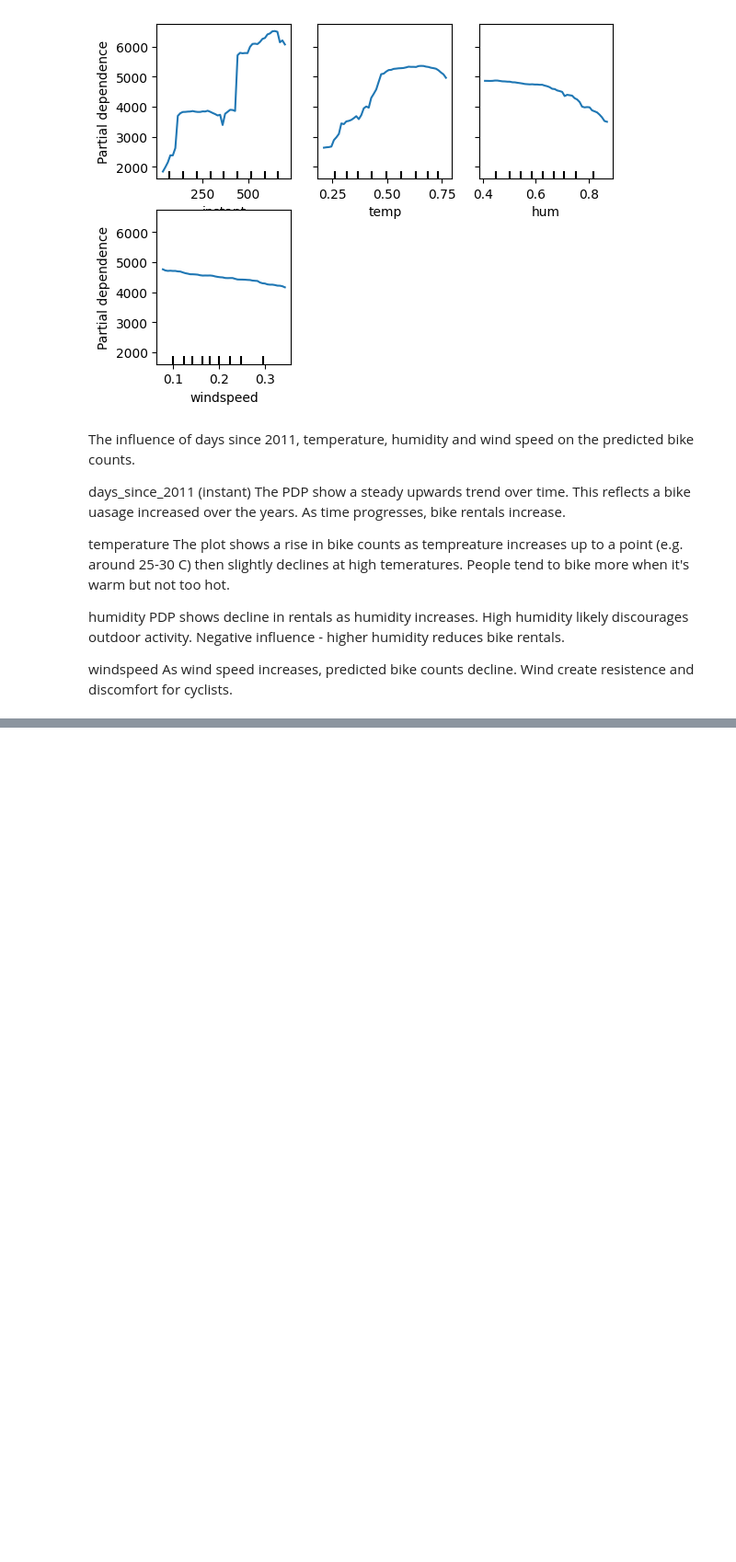
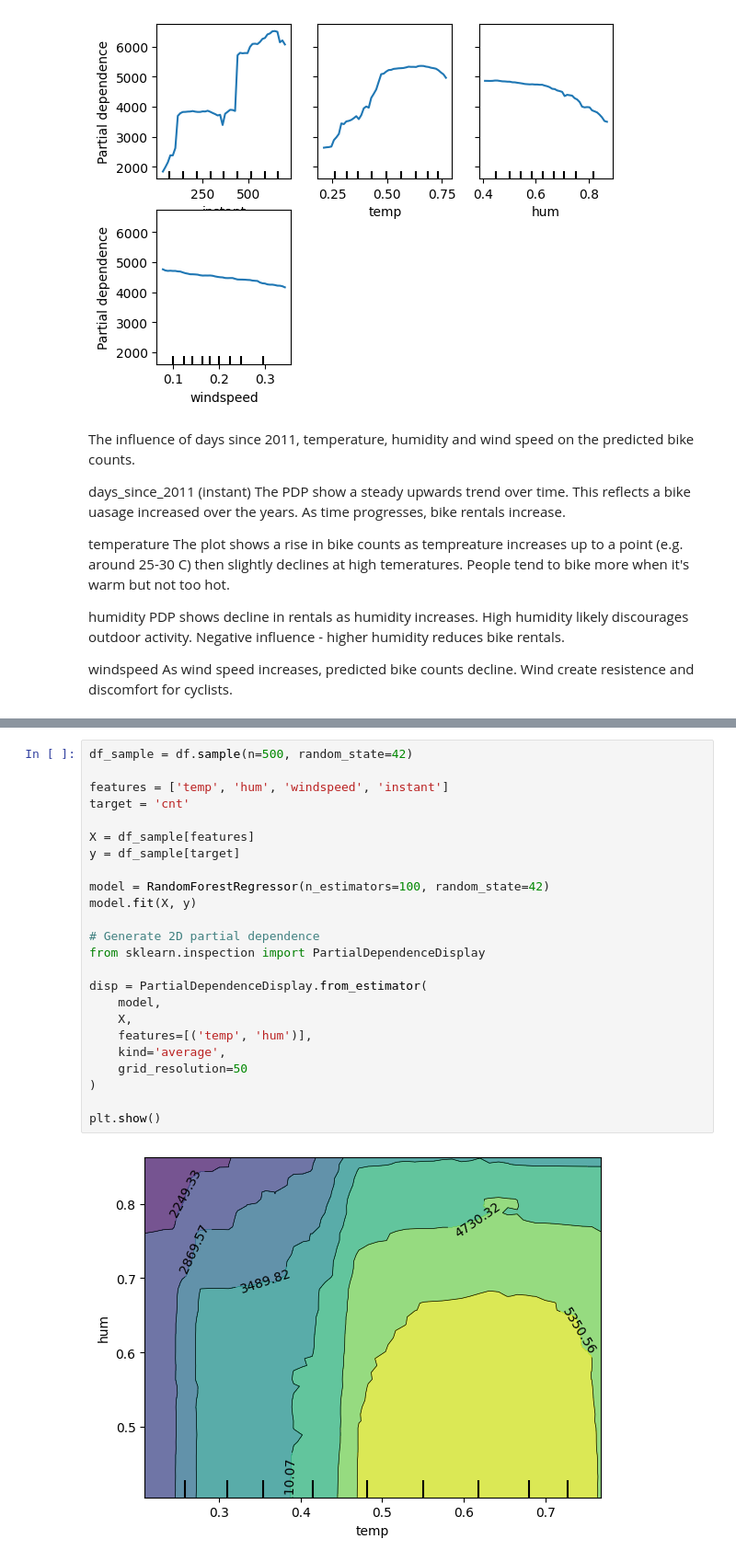
Before and after one commit to mdeppra/exercise-version-control, a Jupyter notebook: partial_dependency_plot.ipynb, the cells around one changed output, grey strips where cells are left out. Shown: that part at 92% size. Cells and saved outputs as stored; diff of their text form; blank space fills up the shorter version.

```diff
--- a/partial_dependency_plot.ipynb
+++ b/partial_dependency_plot.ipynb
@@ -54,0 +65,26 @@ As wind speed increases, predicted bike counts decline. Wind create resistence a
+# %%
+df_sample = df.sample(n=500, random_state=42)
+
+features = ['temp', 'hum', 'windspeed', 'instant']
+target = 'cnt'
+
+X = df_sample[features]
+y = df_sample[target]
+
+model = RandomForestRegressor(n_estimators=100, random_state=42)
+model.fit(X, y)
+
+# Generate 2D partial dependence
+from sklearn.inspection import PartialDependenceDisplay
+
+disp = PartialDependenceDisplay.from_estimator(
+    model,
+    X,
+    features=[('temp', 'hum')],
+    kind='average',
+    grid_resolution=50
+)
+
+plt.show()
+# %% [output]
+[figure, added]
```
Also changed, not shown: parts of 3 cells of this notebook, 3 other files.
